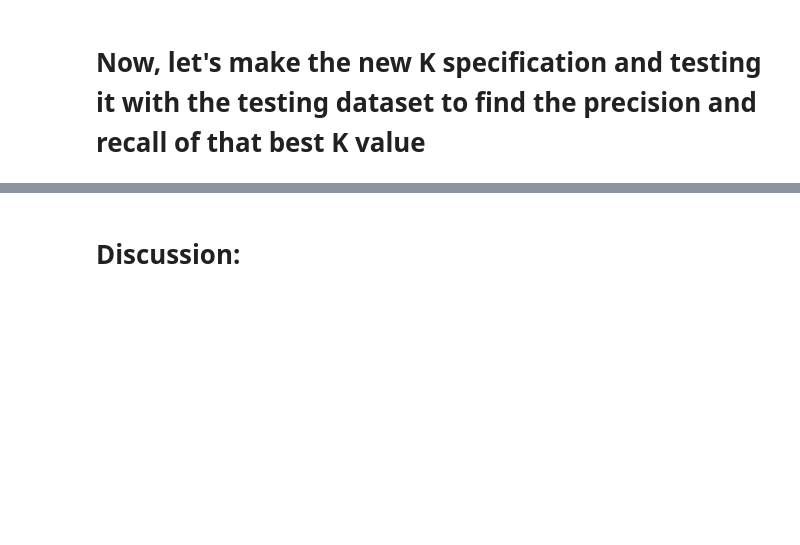
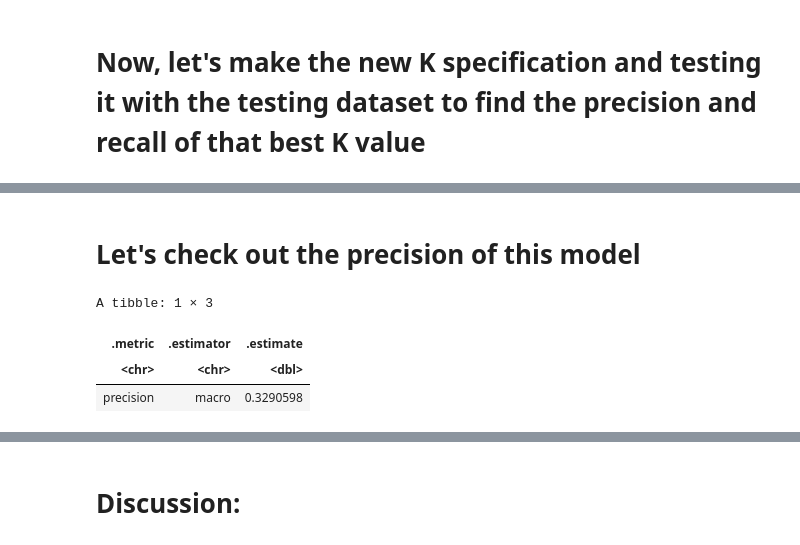
Before and after one commit to Xiaobin215/Billy_project_DSCI100, a Jupyter notebook: Billy's Final Project.ipynb, the cells around one changed output, grey strips where cells are left out. Drawn from its saved outputs; the diff is of its cells as text; code cells hidden in the pictures; blank space fills up the shorter version.

```diff
--- a/Billy's Final Project.ipynb
+++ b/Billy's Final Project.ipynb
@@ -292,0 +319,11 @@ A tibble: 1 × 3
+# %% [markdown]
+# Let's check out the precision of this model
+# %%
+heart_diagnosis_test_presicion <- heart_diagnosis_test_prediction |>
+  precision(truth = num, estimate = .pred_class, event_level = "first")
+heart_diagnosis_test_presicion
+# %% [output]
+A tibble: 1 × 3
+| .metric | .estimator | .estimate |
+| <chr> | <chr> | <dbl> |
+| precision | macro | 0.3290598 |
```
Also changed, not shown: parts of 11 cells of this notebook.
